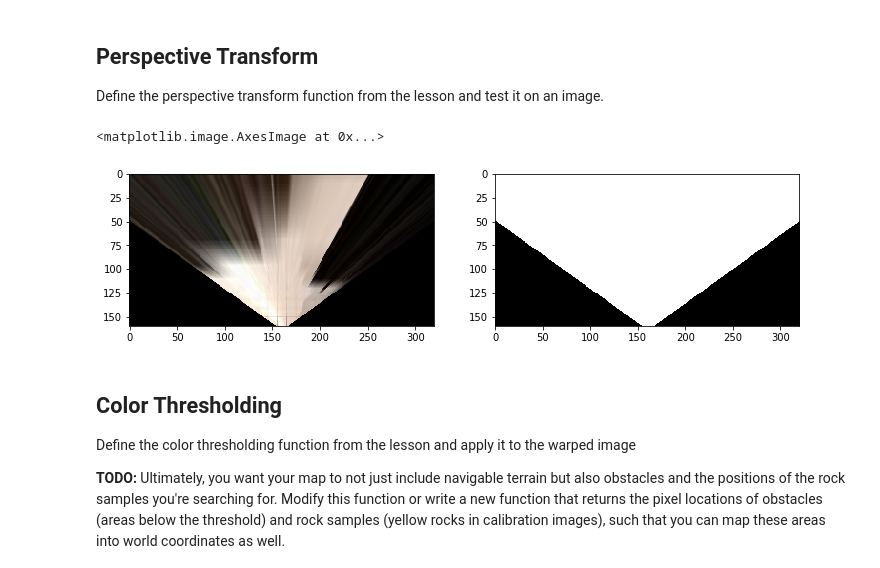
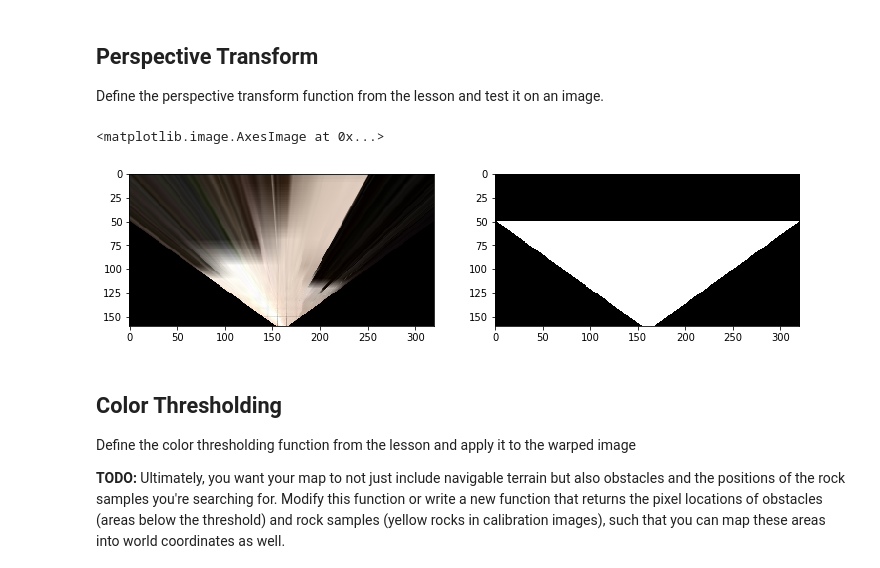
Before and after one commit to mobotyx/Robotic, a Jupyter notebook: code/Rover_Project_Notebook.ipynb, the cells around one changed output. Drawn from its saved outputs; the diff is of its cells as text; code cells hidden in the pictures.

```diff
--- a/code/Rover_Project_Notebook.ipynb
+++ b/code/Rover_Project_Notebook.ipynb
@@ -77,7 +82,9 @@ def perspect_transform(img, src, dst):
 
     M = cv2.getPerspectiveTransform(src, dst)
     warped = cv2.warpPerspective(img, M, (img.shape[1], img.shape[0]))# keep same size as input image
-    mask   = cv2.warpPerspective(np.ones_like(img[:,:,0]), M, (img.shape[1], img.shape[0]))
+    mask0   = cv2.warpPerspective(np.ones_like(img[:,:,0]), M, (img.shape[1], img.shape[0]))
+    mask =  np.array(mask0, copy=True)
+    mask[0:50,:] = 0
     # there is other ways to do this : mask for field of view of camera
     return warped, mask
 
@@ -96,18 +103,18 @@
                   [image.shape[1]/2 + dst_size, image.shape[0] - bottom_offset],
                   [image.shape[1]/2 + dst_size, image.shape[0] - 2*dst_size - bottom_offset],
                   [image.shape[1]/2 - dst_size, image.shape[0] - 2*dst_size - bottom_offset],
                   ])
 warped, mask = perspect_transform(grid_img, source, destination)
 fig = plt.figure(figsize=(12,3))
 plt.subplot(121)
 plt.imshow(warped)
 plt.subplot(122)
 plt.imshow(mask, cmap='gray')
 
 #scipy.misc.imsave('../output/warped_example.jpg', warped)
 # %% [output]
 <matplotlib.image.AxesImage at 0x...>
-[figure, old version]
+[figure, new version]
 # %% [markdown]
 ## Color Thresholding
 Define the color thresholding function from the lesson and apply it to the warped image
```
Also changed, not shown: parts of 6 cells of this notebook, 3 other files.
